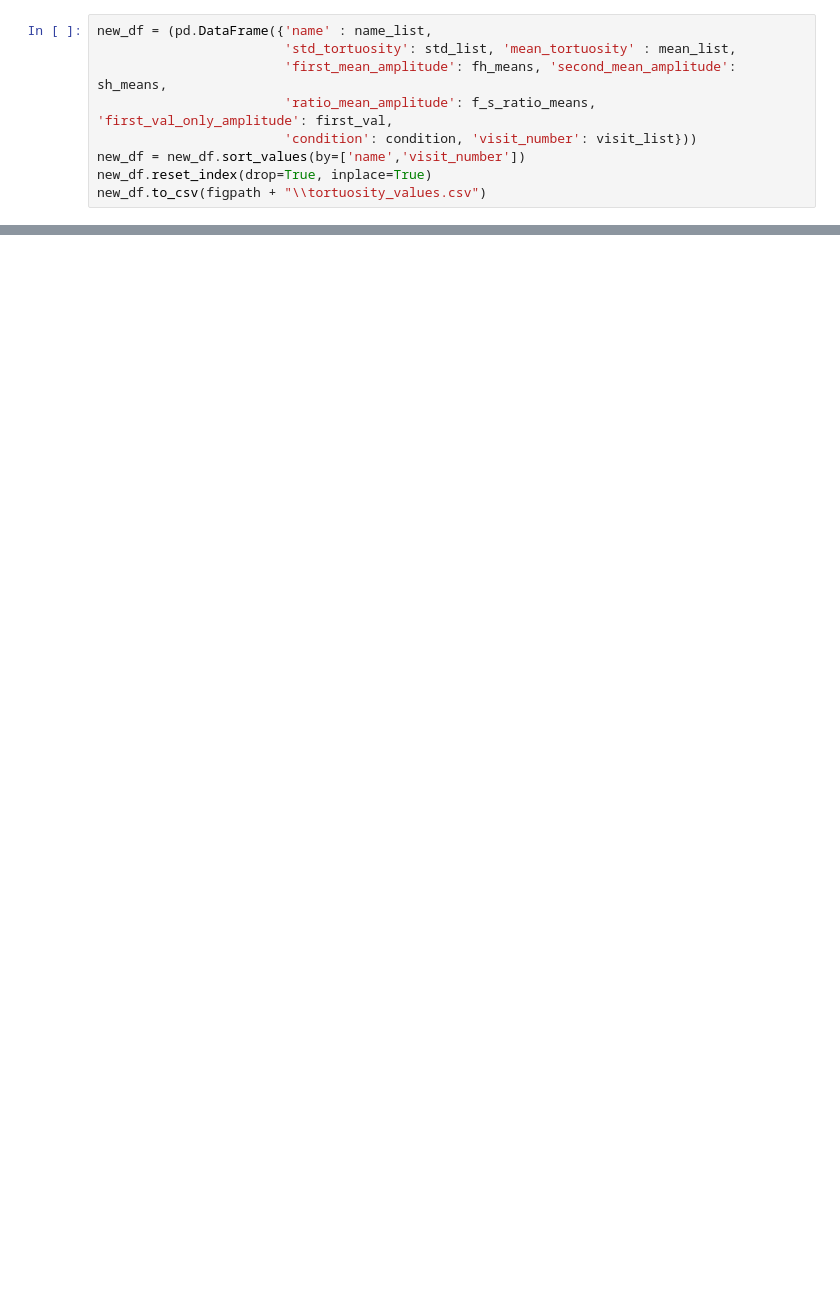
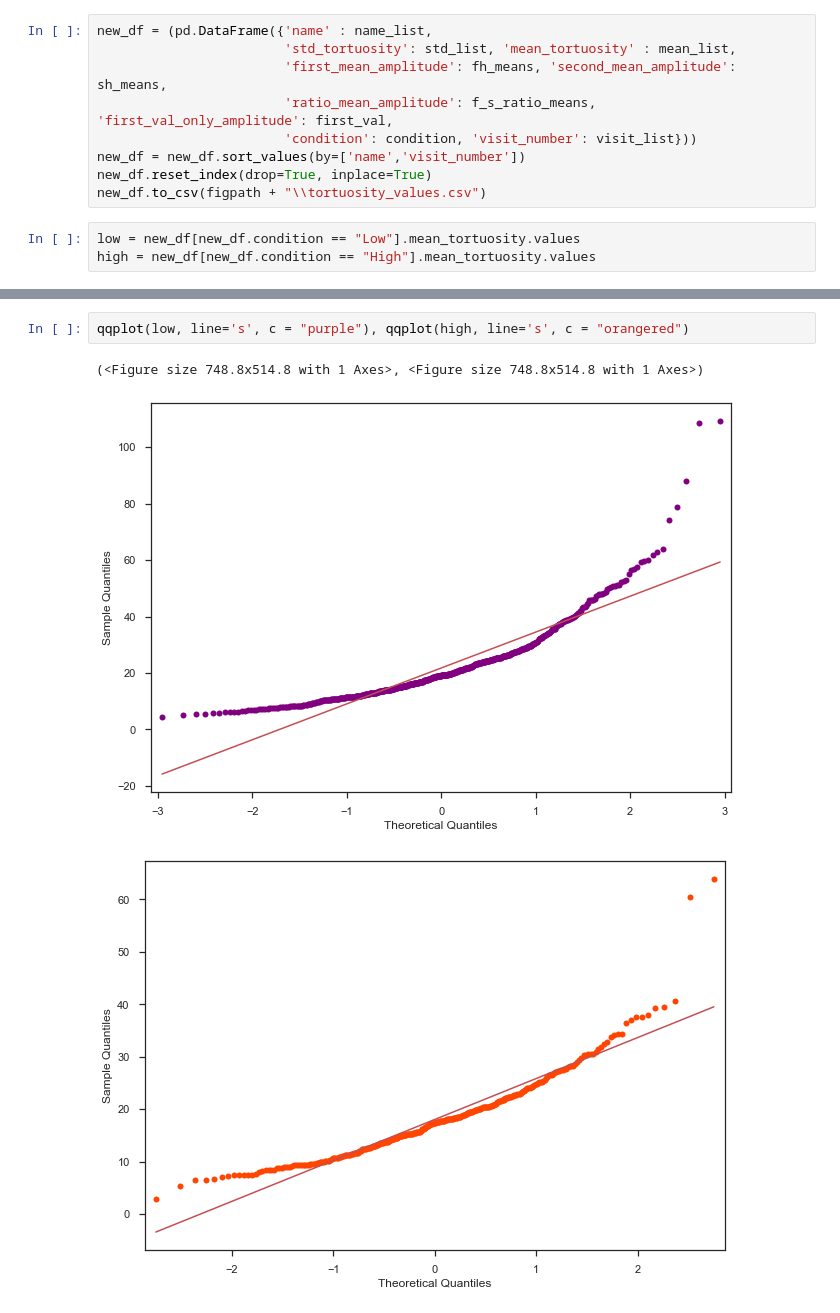
Before and after one commit to itsMahad/MothAbdominalRestriction, a Jupyter notebook: A_Step7_Displacement_Distance_Tortuosity_Loop.ipynb, the cells around one changed output, grey strips where cells are left out. Drawn from its saved outputs; the diff is of its cells as text; blank space fills up the shorter version.

```diff
--- a/A_Step7_Displacement_Distance_Tortuosity_Loop.ipynb
+++ b/A_Step7_Displacement_Distance_Tortuosity_Loop.ipynb
@@ -240,3 +241,6 @@ new_df = (pd.DataFrame({'name' : name_list,
 new_df = new_df.sort_values(by=['name','visit_number'])
 new_df.reset_index(drop=True, inplace=True)
 new_df.to_csv(figpath + "\\tortuosity_values.csv")
+# %%
+low = new_df[new_df.condition == "Low"].mean_tortuosity.values
+high = new_df[new_df.condition == "High"].mean_tortuosity.values
@@ -242,0 +263,6 @@ new_df.to_csv(figpath + "\\tortuosity_values.csv")
+# %%
+qqplot(low, line='s', c = "purple"), qqplot(high, line='s', c = "orangered")
+# %% [output]
+(<Figure size 748.8x514.8 with 1 Axes>, <Figure size 748.8x514.8 with 1 Axes>)
+[figure, added]
+[figure, added]
```
Also changed, not shown: parts of 31 cells of this notebook.
